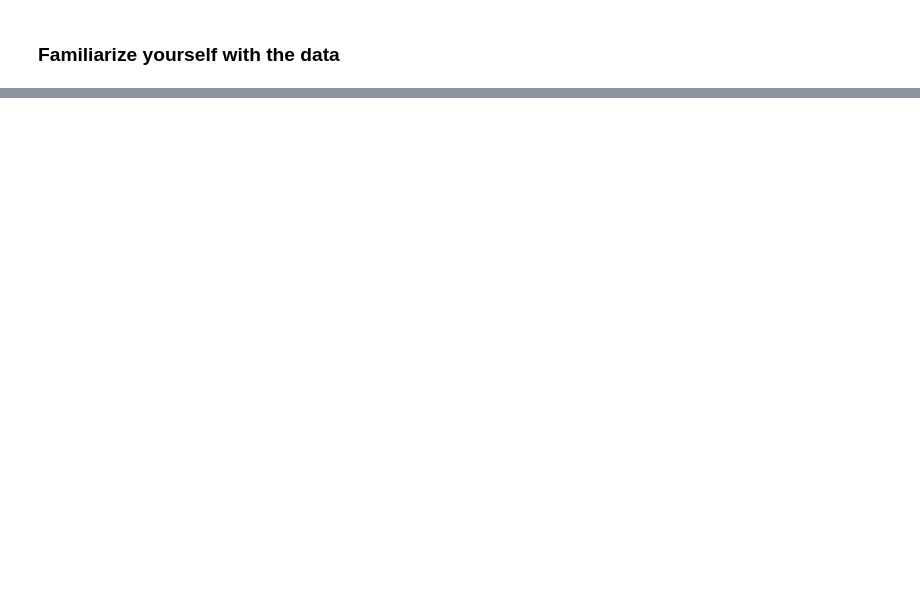
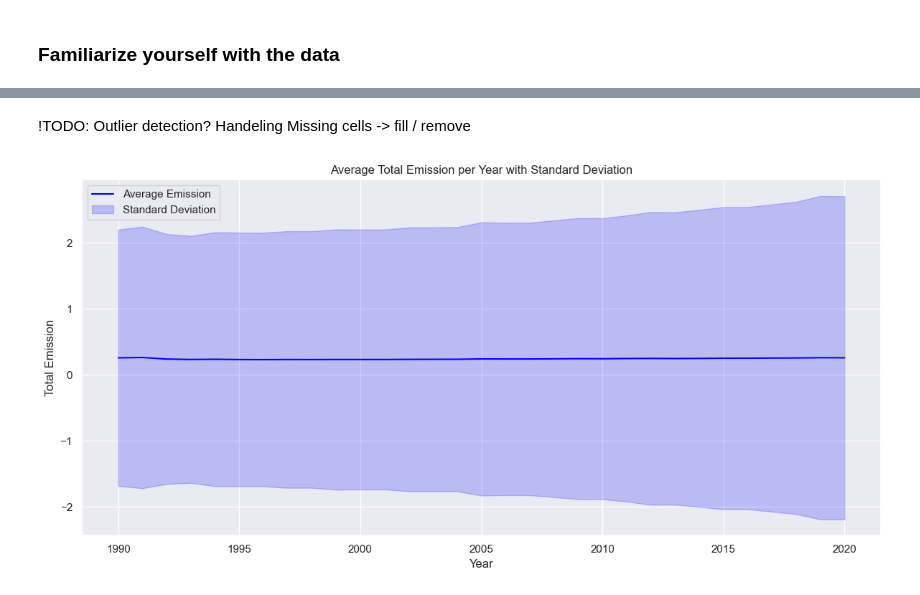
Before and after one commit to kc-divisionQ/ProgrammingAiWorkshop, a Jupyter notebook: notebook.ipynb, the cells around one changed output, grey strips where cells are left out. Cells and saved outputs as stored; diff of their text form; code cells hidden in the pictures; blank space fills up the shorter version.

Commit message:
for bo visual

```diff
--- a/notebook.ipynb
+++ b/notebook.ipynb
@@ -50,0 +153,3 @@ display(df.head(5))
+# %%
+df = clean_columns(df, replace={})
+display(df.describe())
@@ -50,0 +167,30 @@ display(df.head(5))
+# %% [markdown]
+
+!TODO: Outlier detection? Handeling Missing cells -> fill / remove
+# %%
+# Group by year and calculate mean and standard deviation
+grouped = df.groupby("year")[["emission_per_capita"]]
+mean_emission = grouped.mean()
+std_emission = grouped.std()
+
+# Plotting
+plt.figure(figsize=(12, 6))
+plt.plot(mean_emission.index, mean_emission["emission_per_capita"], label="Average Emission", color="blue")
+plt.fill_between(
+    mean_emission.index,
+    mean_emission["emission_per_capita"] - std_emission["emission_per_capita"],
+    mean_emission["emission_per_capita"] + std_emission["emission_per_capita"],
+    color="blue",
+    alpha=0.2,
+    label="Standard Deviation"
+)
+
+plt.title("Average Total Emission per Year with Standard Deviation")
+plt.xlabel("Year")
+plt.ylabel("Total Emission")
+plt.legend()
+plt.grid(True)
+plt.tight_layout()
+plt.show()
+# %% [output]
+[figure, added]
```
Also changed, not shown: parts of 24 cells of this notebook, 2 other files.
